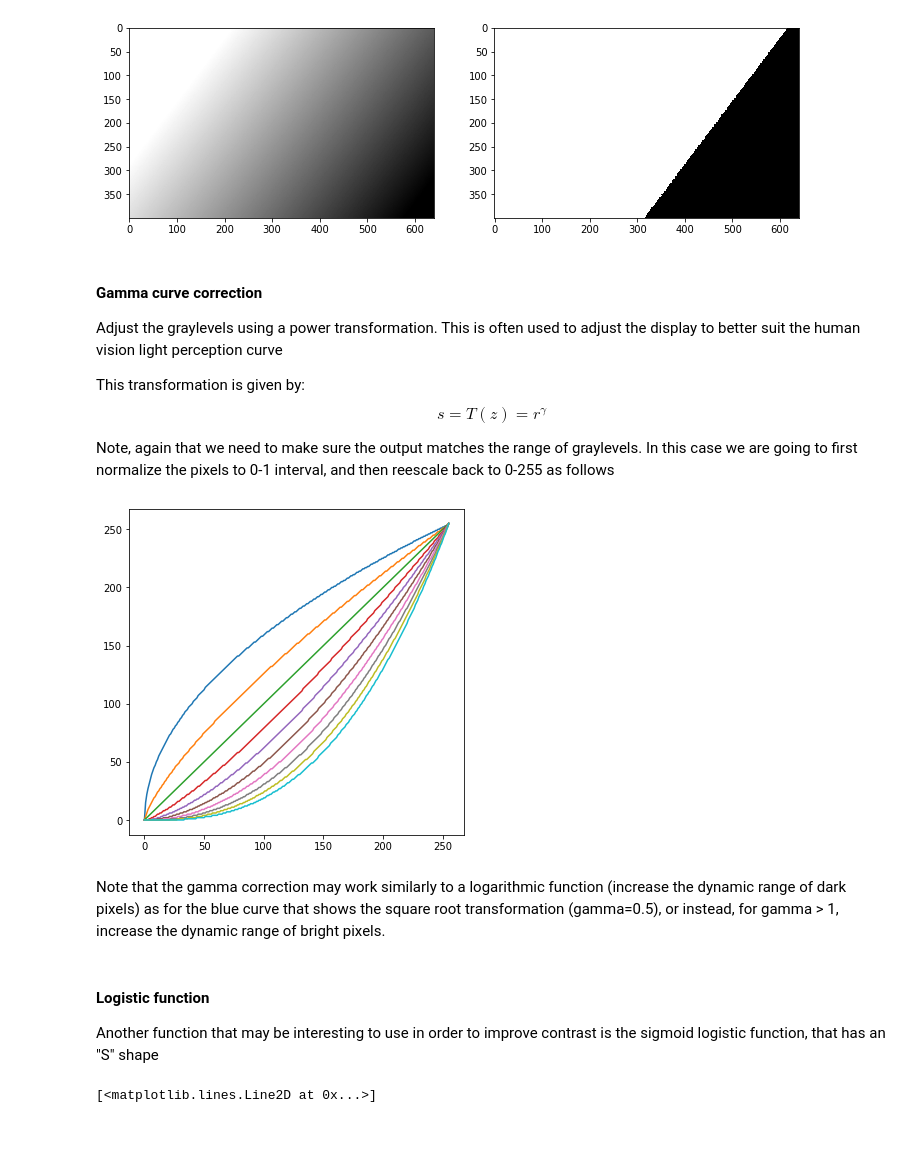
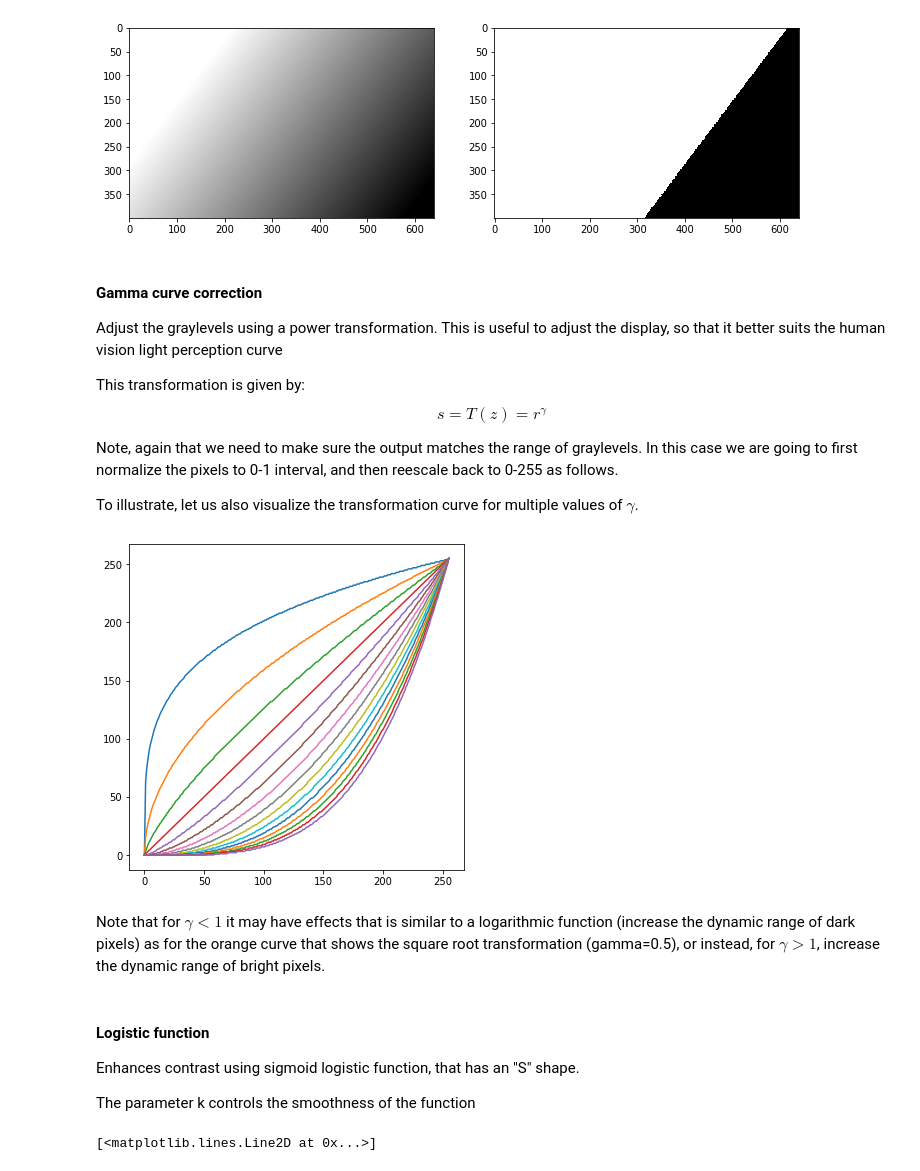
Before and after one commit to maponti/imageprocessing_course_icmc, a Jupyter notebook: 02_enhancement-pixel.ipynb, the cells around one changed output. Cells and saved outputs as stored; diff of their text form; code cells hidden in the pictures; blank space fills up the shorter version.

```diff
--- a/02_enhancement-pixel.ipynb
+++ b/02_enhancement-pixel.ipynb
@@ -168,27 +173,32 @@ plt.imshow(img1_thresh, cmap="gray")
 # %% [markdown]
 #### Gamma curve correction
 
-Adjust the graylevels using a power transformation. This is often used to adjust the display to better suit the human vision light perception curve
+Adjust the graylevels using a power transformation. This is useful to adjust the display, so that it better suits the human vision light perception curve
 
 This transformation is given by:
 $$s = T(z) = r^{\gamma}$$
 
-Note, again that we need to make sure the output matches the range of graylevels. In this case we are going to first normalize the pixels to 0-1 interval, and then reescale back to 0-255 as follows
+Note, again that we need to make sure the output matches the range of graylevels. In this case we are going to first normalize the pixels to 0-1 interval, and then reescale back to 0-255 as follows.
+
+To illustrate, let us also visualize the transformation curve for multiple values of $\gamma$.
 # %%
 R = 255.00 # maximum graylevel
 
 plt.figure(figsize=(6,6))
-# plotting the gamma adjustment function for different Gamma values: between 0.5 and 2.75 with step 0.25
-for gamma in np.arange(0.5, 3.0, 0.25):
+
+# plotting the gamma adjustment function for different Gamma values: between 0.25 and 3.75 with step 0.25
+for gamma in np.arange(0.25, 4.0, 0.25):
     z_gamma = (R * np.power(z / R, gamma)).astype(np.uint8)
     plt.plot(z, z_gamma)
 # %% [output]
-[figure, old version]
+[figure, new version]
 # %% [markdown]
-Note that the gamma correction may work similarly to a logarithmic function (increase the dynamic range of dark pixels) as for the blue curve that shows the square root transformation (gamma=0.5), or instead, for gamma > 1, increase the dynamic range of bright pixels.
+Note that for $\gamma < 1$ it may have effects that is similar to a logarithmic function (increase the dynamic range of dark pixels) as for the orange curve that shows the square root transformation (gamma=0.5), or instead, for $\gamma > 1$, increase the dynamic range of bright pixels.
 # %% [markdown]
 #### Logistic function
-Another function that may be interesting to use in order to improve contrast is the sigmoid logistic function, that has an "S" shape
+Enhances contrast using sigmoid logistic function, that has an "S" shape.
+
+The parameter k controls the smoothness of the function
 # %%
 k = 0.025
 s_sigmoid = (255/(1+np.exp(-k*(z-127)))).astype(np.uint8)
```
Also changed, not shown: parts of 10 cells of this notebook, 2 other files.
